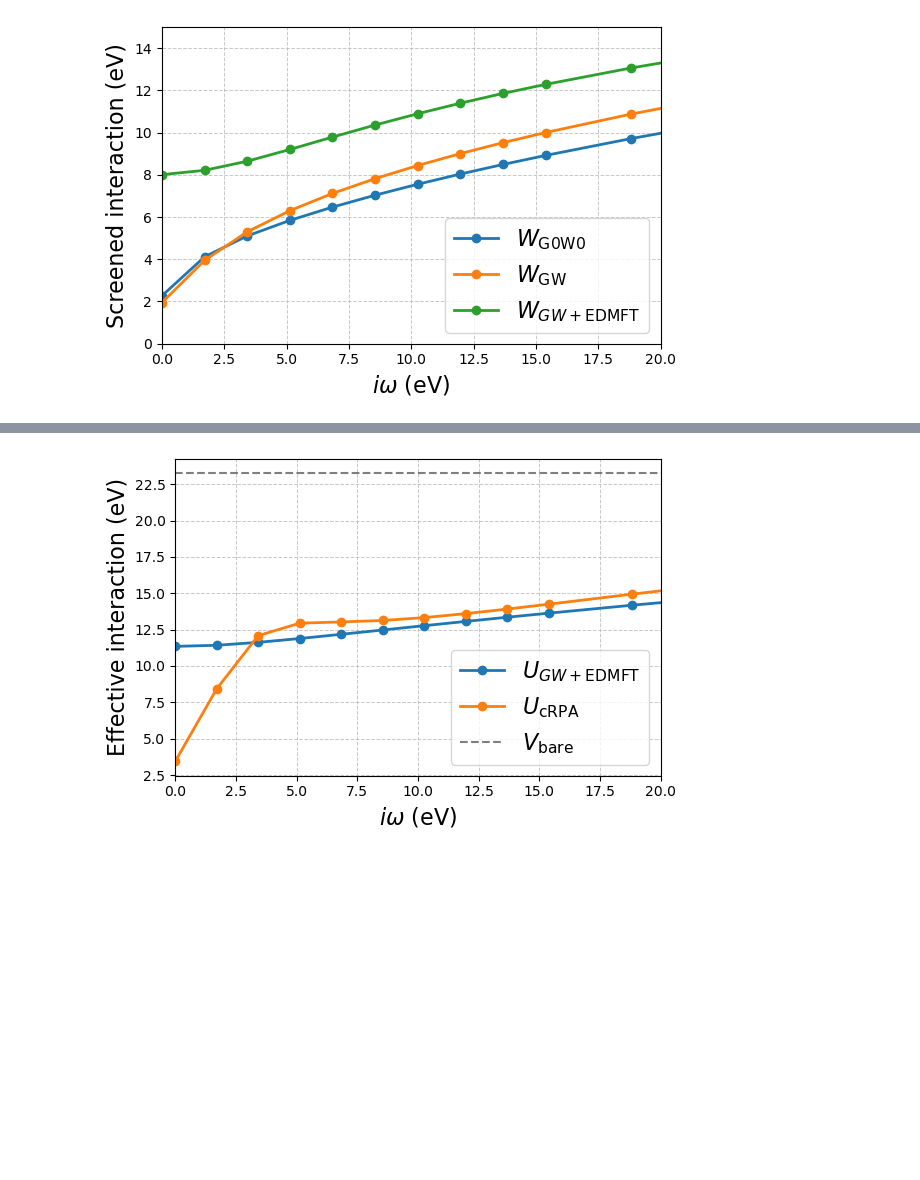
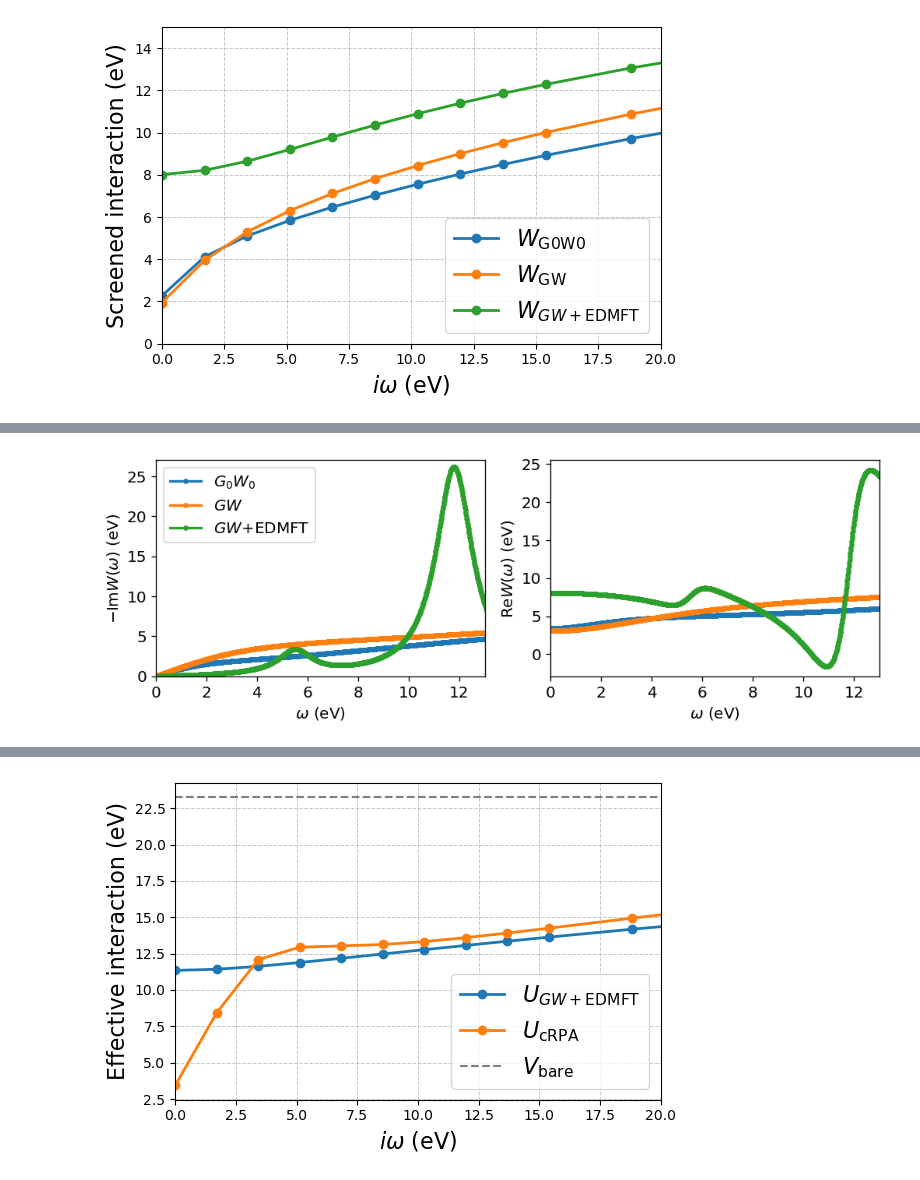
Before and after one commit to AbInitioQHub/coqui-tutorial, a Jupyter notebook: quickstart/04_gw_edmft/04_gw_edmft.ipynb, the cells around one changed output, grey strips where cells are left out. Cells and saved outputs as stored; diff of their text form; code cells hidden in the pictures; blank space fills up the shorter version.

```diff
--- a/quickstart/04_gw_edmft/04_gw_edmft.ipynb
+++ b/quickstart/04_gw_edmft/04_gw_edmft.ipynb
@@ -707,3 +700,47 @@ plt.show()
+# %%
+# Analytic continuation of screened interations W to real-frequency axis
+wmin, wmax, Nw = 0.0, 0.5, 1000
+W_g0w0_w, w_mesh = coqui.post_proc.pade(
+    W_g0w0_iw, iaft, stats='boson', wmin=wmin, wmax=wmax, Nw=Nw, Nfit=50, ph_sym=True,
+    causal_projection=True
+)
+W_gw_w, w_mesh = coqui.post_proc.pade(
+    W_gw_iw, iaft, stats='boson', wmin=wmin, wmax=wmax, Nw=Nw, Nfit=50, ph_sym=True,
+    causal_projection=True
+)
+W_gw_edmft_w, w_mesh = coqui.post_proc.pade(
+    W_gw_edmft_iw, iaft, stats='boson', wmin=wmin, wmax=wmax, Nw=Nw, Nfit=50, ph_sym=True,
+    causal_projection=True
+)
+
+# plot the real-frequency W
+fig, ax = plt.subplots(1, 2, figsize=(10,3), dpi=120)
+ax[0].plot(w_mesh.real * Hartree_eV, -W_g0w0_w.imag * Hartree_eV,
+        linewidth=2, marker='o', markersize=3, label='$G_{0}W_{0}$')
+ax[0].plot(w_mesh.real * Hartree_eV, -W_gw_w.imag * Hartree_eV,
+        linewidth=2, marker='o', markersize=3, label='$GW$')
+ax[0].plot(w_mesh.real * Hartree_eV, -W_gw_edmft_w.imag * Hartree_eV,
+        linewidth=2, marker='o', markersize=3, label='$GW$+EDMFT')
+ax[1].plot(w_mesh.real * Hartree_eV, (W_g0w0_w+V_bare).real * Hartree_eV,
+        linewidth=2, marker='o', markersize=3, label='$G_{0}W_{0}$')
+ax[1].plot(w_mesh.real * Hartree_eV, (W_gw_w+V_bare).real * Hartree_eV,
+        linewidth=2, marker='o', markersize=3, label='$GW$')
+ax[1].plot(w_mesh.real * Hartree_eV, (W_gw_edmft_w+V_bare).real * Hartree_eV,
+        linewidth=2, marker='o', markersize=3, label='$GW$+EDMFT')
+ax[0].set_xlim(0.0, 13.0)
+ax[0].set_ylim(0, 27.0)
+ax[0].tick_params(axis='both', which='major', labelsize=12)
+ax[0].set_xlabel('$\omega$ (eV)', fontsize=12)
+ax[0].set_ylabel('$-\mathrm{Im}W(\omega)$ (eV)', fontsize=12)
+ax[0].legend(fontsize=12)
+
+ax[1].set_xlim(0.0, 13.0)
+ax[1].tick_params(axis='both', which='major', labelsize=12)
+ax[1].set_xlabel('$\omega$ (eV)', fontsize=12)
+ax[1].set_ylabel('$\mathrm{Re}W(\omega)$ (eV)', fontsize=12)
+plt.show()
+# %% [output]
+[figure, added]
 # %% [markdown]
 #### 🔹 Effective interactions and its comparison with cRPA
 
```
Also changed, not shown: parts of 11 cells of this notebook, 3 other files.
